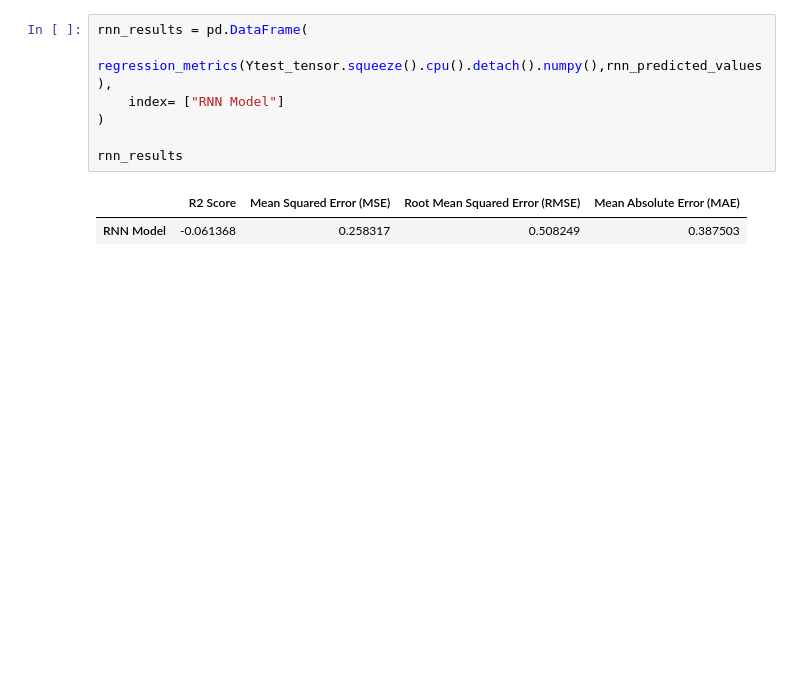
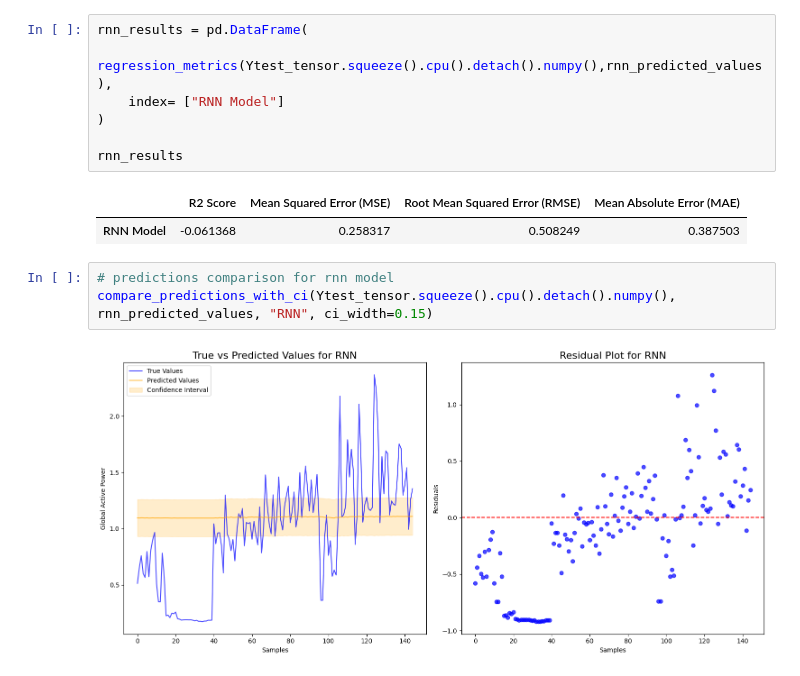
Before and after one commit to SainavyaGadde/DataScienceFinalProject, a Jupyter notebook: data_science_project.ipynb, the cells around one changed output. Saved outputs shown, nothing was run; the diff lists cells and outputs as text; blank space fills up the shorter version.

Commit message:
Predictions comparison for rnn model

```diff
--- a/data_science_project.ipynb
+++ b/data_science_project.ipynb
@@ -1173,3 +1173,8 @@ rnn_results
 # %% [output]
 |  | R2 Score | Mean Squared Error (MSE) | Root Mean Squared Error (RMSE) | Mean Absolute Error (MAE) |
 | RNN Model | -0.061368 | 0.258317 | 0.508249 | 0.387503 |
+# %%
+# predictions comparison for rnn model
+compare_predictions_with_ci(Ytest_tensor.squeeze().cpu().detach().numpy(), rnn_predicted_values, "RNN", ci_width=0.15)
+# %% [output]
+[figure, added]
```
